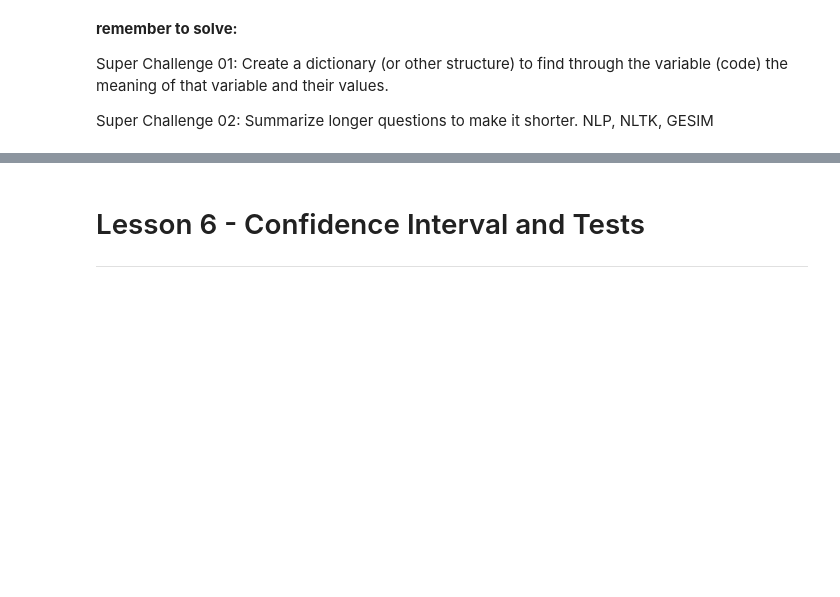
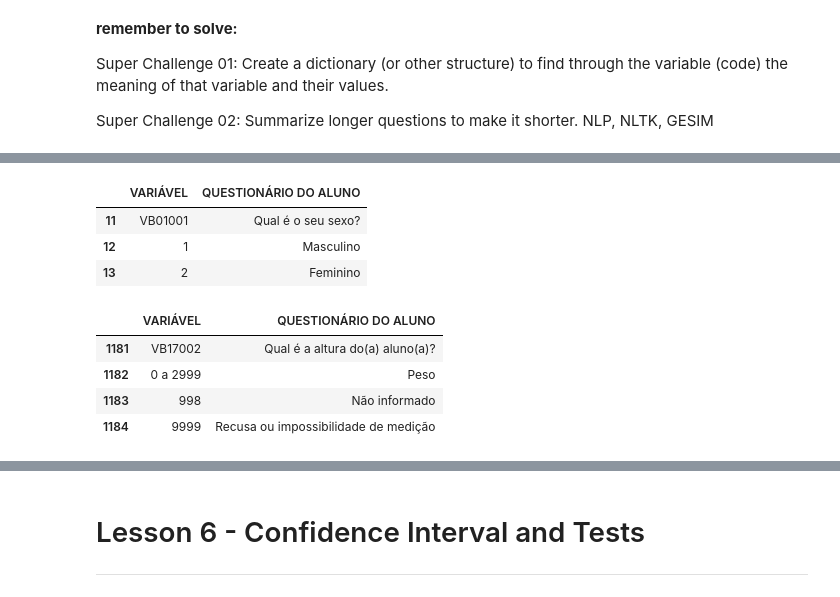
Before and after one commit to gabrielatrindade/alura-bootcamp, a Jupyter notebook: module3/pense_2015.ipynb, the cells around one changed output, grey strips where cells are left out. Saved outputs shown, nothing was run; the diff lists cells and outputs as text; code cells hidden in the pictures; blank space fills up the shorter version.

```diff
--- a/module3/pense_2015.ipynb
+++ b/module3/pense_2015.ipynb
@@ -342,13 +344,23 @@ def create_dist_table(variable: str) -> pd.DataFrame:
                          'percentage': value_count_variable_normalized * 100})
 
 
-def dictionary_for_student_variable(variable: str) -> pd.DataFrame:
+def dictionary_for_student_df(variable: str) -> pd.DataFrame:
     index = dictionary_pense_student \
                 [dictionary_pense_student.VARIÁVEL == variable] \
                 .index[0]
 
-    #works only for categorical data. try correct it after
-    nunique = pense_2015[variable].nunique()
+    next_variable_first_character = \
+        dictionary_pense_student.iloc[index+1]['VARIÁVEL'][0]
 
-    return dictionary_pense_student.iloc[index:index+nunique+1]
+    #checking if the next VARIÁVEL value is a label or a question
+    #if it's a label, return all the labels and the VARIÁVEL value
+    if next_variable_first_character.isdigit():
+        if (variable == 'VB17001') | (variable == 'VB17002'):
+            nunique = 3
+        else:
+            nunique = pense_2015[variable].nunique()
+        return dictionary_pense_student.iloc[index:index+nunique+1]
+    #if it's not a label, it's because the question is open, so return just the question
+    else:
+        return dictionary_pense_student.iloc[[index]]
 # %%
@@ -1376,0 +1394,15 @@ Super Challenge 02: Summarize longer questions to make it shorter. NLP, NLTK, GE
+# %%
+dictionary_for_student_df('VB01001')
+# %% [output]
+|  | VARIÁVEL | QUESTIONÁRIO DO ALUNO |
+| 11 | VB01001 | Qual é o seu sexo? |
+| 12 | 1 | Masculino |
+| 13 | 2 | Feminino |
+# %%
+dictionary_for_student_df('VB17002')
+# %% [output]
+|  | VARIÁVEL | QUESTIONÁRIO DO ALUNO |
+| 1181 | VB17002 | Qual é a altura do(a) aluno(a)? |
+| 1182 | 0 a 2999 | Peso |
+| 1183 | 998 | Não informado |
+| 1184 | 9999 | Recusa ou impossibilidade de medição |
```
Also changed, not shown: parts of 13 cells of this notebook.
